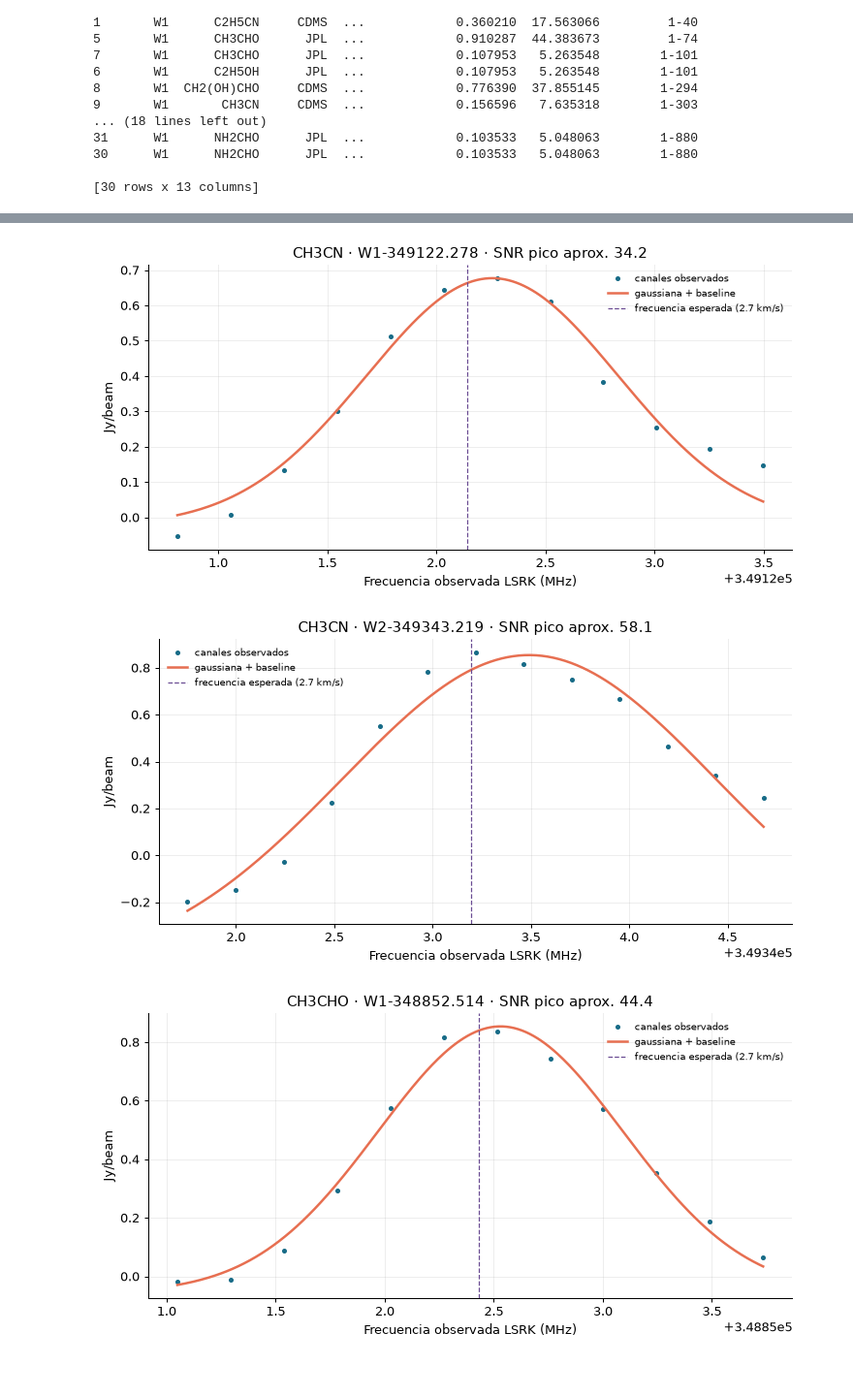
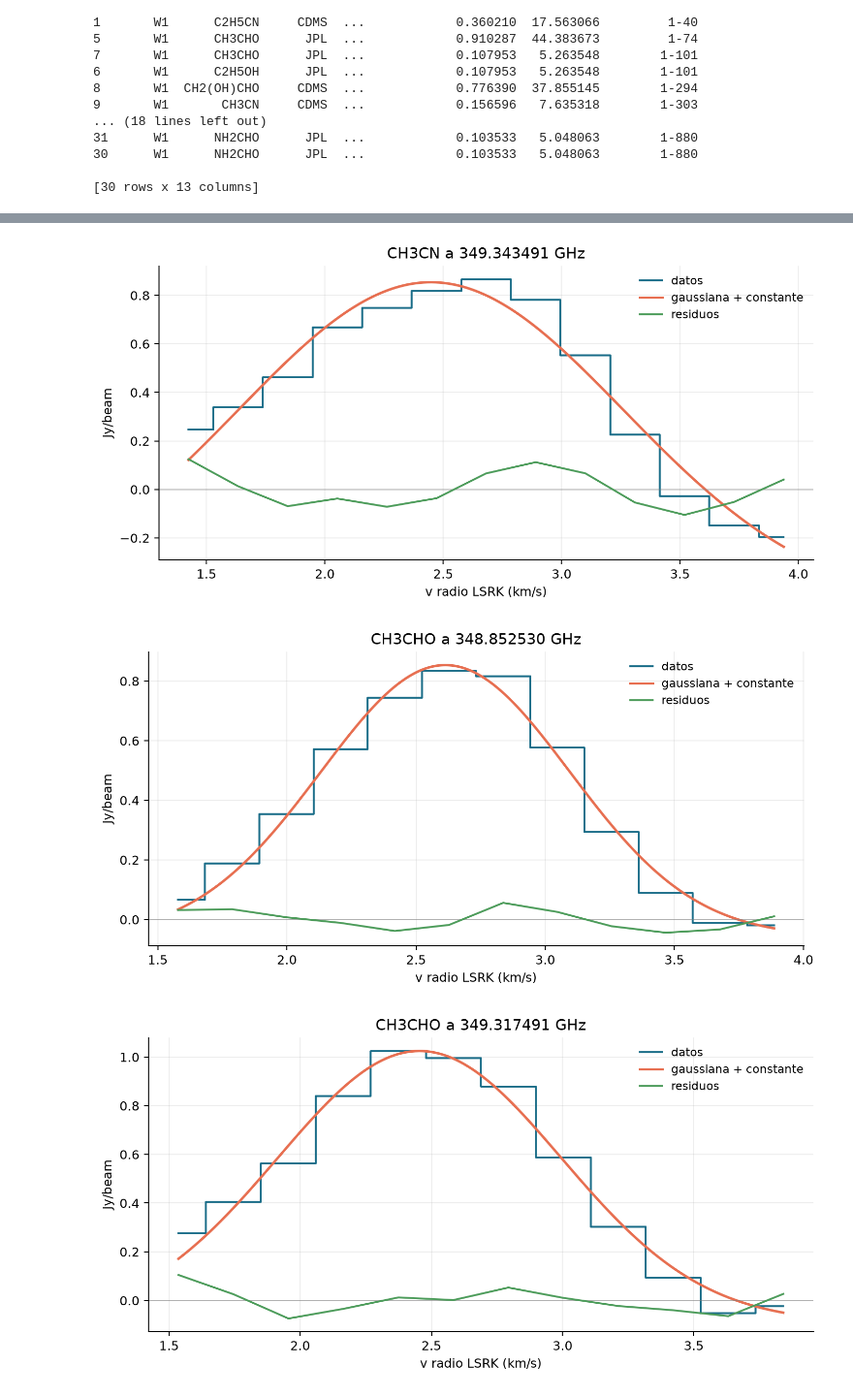
Before and after one commit to Carlitos-m/Skyntists, a Jupyter notebook: herramientas/Inicio_AstroHack.ipynb, the cells around one changed output, grey strips where cells are left out. Shown at 97% size. Cells and saved outputs as stored; diff of their text form; code cells hidden in the pictures.

```diff
--- a/herramientas/Inicio_AstroHack.ipynb
+++ b/herramientas/Inicio_AstroHack.ipynb
@@ -33,20 +33,25 @@ Este cuaderno analiza los espectros calibrados de IRAS 16293−2422. La meta no
 El cuaderno produce tablas de inspección, figuras PNG y `Entregables/Campos_de_evidencia.csv`. Las decisiones se marcan como tentativas o insuficientes cuando los datos no permiten confirmar una identificación. Ejecuta de arriba abajo desde cualquier directorio del paquete.
 # %%
 from pathlib import Path
-import json, warnings
+import json, warnings, sys
 import numpy as np
 import pandas as pd
 import matplotlib.pyplot as plt
-from scipy.signal import find_peaks
 from scipy.optimize import curve_fit
 from IPython.display import display
 
 C_KMS = 299792.458
-V_RADIO_B_KMS = 2.7  # valor inicial de la guía para B; incertidumbre sistemática: ±1 km/s
+V_RADIO_B_KMS = 2.7  # valor inicial de la guía para B
+VELOCITY_MARGIN_KMS = 1.0  # margen operativo de exploración, no error formal
+PROMINENCE_THRESHOLD_SIGMA = 5.0
+MIN_PEAK_DISTANCE_CHANNELS = 3
+NULL_SIMULATIONS = 2000
 ROOT = next((p for p in [Path.cwd(), *Path.cwd().parents]
              if (p / "espectros/W1_espectros.csv").exists()), None)
 if ROOT is None:
     raise FileNotFoundError("No encuentro espectros/W1_espectros.csv; abre el notebook dentro del paquete Skyntists.")
+sys.path.insert(0, str(ROOT))
+from line_statistics import assess_molecular_evidence, detect_features, sigma_differences
 OUT = ROOT / "Entregables"
 FIG = OUT / "figuras"
 FIG.mkdir(parents=True, exist_ok=True)
@@ -123,23 +128,19 @@ plt.show()
 El ruido se estima con la desviación robusta de diferencias entre canales consecutivos (MAD/√2). Esto reduce la influencia de líneas anchas, pero los canales pueden estar correlacionados por el procesamiento: el SNR es una guía y no sustituye el error de calibración ni un análisis de covarianza. La búsqueda marca máximos de prominencia ≥ 5σ estimados; se inspeccionan también en contexto.
 # %%
 def sigma_diferencias(y):
-    """Estimador robusto aproximado del ruido por canal; presupone diferencias locales estacionarias."""
-    dy = np.diff(np.asarray(y, float))
-    med = np.median(dy)
-    return 1.4826 * np.median(np.abs(dy-med)) / np.sqrt(2)
+    """Estimador robusto aproximado; no modela covarianza entre canales."""
+    return sigma_differences(np.asarray(y, float))
 
 picos = {}
 for w, d in espectros.items():
     f = d.frecuencia_LSRK_GHz.to_numpy() * 1000
     y = d.B_offset_Jy_beam.to_numpy()
-    sigma = sigma_diferencias(y)
-    idx, props = find_peaks(y, prominence=max(5*sigma, .03), distance=3)
-    p = pd.DataFrame({"canal": idx, "frecuencia_pico_LSRK_MHz": f[idx],
-                      "pico_Jy_beam": y[idx], "prominencia_Jy_beam": props["prominences"]})
-    p["sigma_aprox_Jy_beam"] = sigma
-    p["SNR_prominencia_aprox"] = p.prominencia_Jy_beam / sigma
+    p, sigma, _paso = detect_features(
+        f, y, threshold_sigma=PROMINENCE_THRESHOLD_SIGMA,
+        min_distance_channels=MIN_PEAK_DISTANCE_CHANNELS,
+    )
     picos[w] = p.sort_values("frecuencia_pico_LSRK_MHz").reset_index(drop=True)
-    print(f"W{w}: Δν={np.median(np.diff(f)):.4f} MHz; σ_aprox={sigma:.4f} Jy/beam; rasgos candidatos={len(p)}")
+    print(f"W{w}: Δν={np.median(np.diff(f)):.4f} MHz; σ_aprox={sigma:.4f} Jy/beam; rasgos sobre {PROMINENCE_THRESHOLD_SIGMA:g} sigma={len(p)}")
 
 fig, axes = plt.subplots(2, 1, figsize=(14, 8), layout="constrained")
 for w, ax in zip((1,2), axes):
@@ -246,12 +247,17 @@ def medir_rasgo(w, especie, catalogo_id, entrada, nu_rest, grupo):
     fwhm_kms=C_KMS*fwhm_mhz/nu_rest
     area_jy_beam_kms=(a*sd*np.sqrt(2*np.pi))*C_KMS/nu_rest
     snr=a/sigma if sigma>0 else np.nan
+    # Mostrar canales como escalones cuadrados y el residuo sobre la misma escala de intensidad.
+    v_radio=C_KMS*(1-x/nu_rest); orden=np.argsort(v_radio)
+    v_plot=v_radio[orden]; datos_plot=z[orden]; residuo_plot=(z-gauss(x,*pars))[orden]
+    xx=np.linspace(x.min(),x.max(),300); v_fit=C_KMS*(1-xx/nu_rest); orden_fit=np.argsort(v_fit)
     fig,ax=plt.subplots(figsize=(8,4),layout="constrained")
-    ax.plot(x,z,"o",ms=3,color="#176B87",label="canales observados")
-    xx=np.linspace(x.min(),x.max(),300); ax.plot(xx,gauss(xx,*pars),color="#E76F51",lw=2,label="gaussiana + baseline")
-    ax.axvline(pred,color="#6A4C93",ls="--",lw=1,label="frecuencia esperada (2.7 km/s)")
-    ax.set(xlabel="Frecuencia observada LSRK (MHz)",ylabel="Jy/beam",title=f"{especie} · {grupo} · SNR pico aprox. {snr:.1f}")
-    ax.legend(frameon=False,fontsize=8)
+    ax.step(v_plot,datos_plot,where="mid",color="#176B87",lw=1.5,label="datos")
+    ax.plot(v_fit[orden_fit],gauss(xx,*pars)[orden_fit],color="#E76F51",lw=2,label="gaussiana + constante")
+    ax.axhline(0,color="#808080",lw=.8,alpha=.55)
+    ax.plot(v_plot,residuo_plot,color="#4B9B59",lw=1.5,label="residuos")
+    ax.set(xlabel="v radio LSRK (km/s)",ylabel="Jy/beam",title=f"{especie} a {mu/1000:.6f} GHz")
+    ax.legend(frameon=False,fontsize=9)
     fn=f"perfil_{grupo}.png"; fig.savefig(FIG/fn,bbox_inches="tight"); plt.show()
     return {"frecuencia_pico_LSRK_MHz":mu,"v_radio_kms":C_KMS*(1-mu/nu_rest),"FWHM_kms":fwhm_kms,
       "baseline_Jy_beam":b,"sigma_Jy_beam":sigma,"SNR":snr,"area_Jy_beam_kms":area_jy_beam_kms,
@@ -300,3 +295,3 @@ Evidencia guardada: C:\Users\agent\OneDrive\Pictures\AstroHack\Skyntists\Entrega
-[figure, old version]
+[figure, new version]
-[figure, old version]
+[figure, new version]
-[figure, old version]
+[figure, new version]
```
Also changed, not shown: parts of 6 cells of this notebook, 17 other files.
